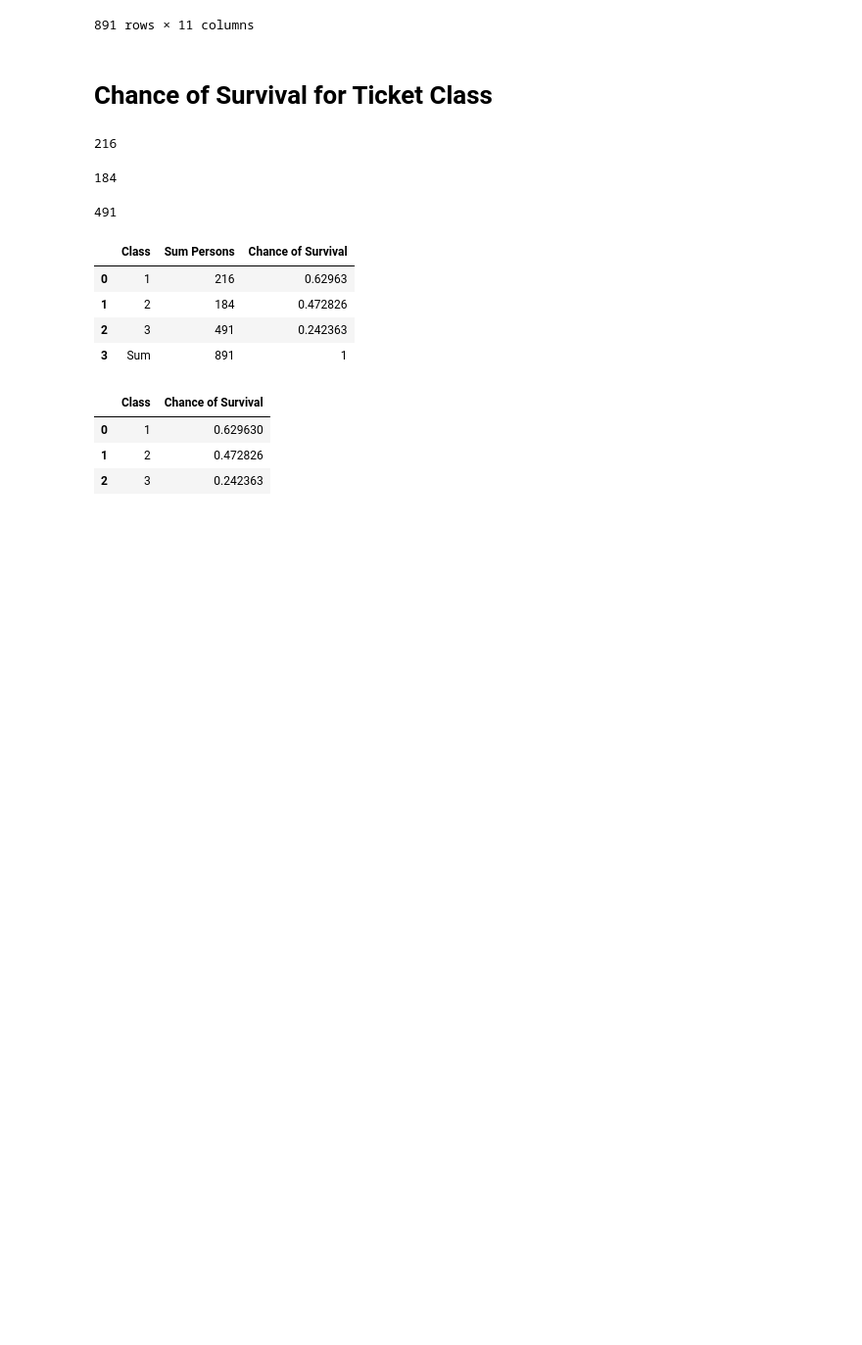
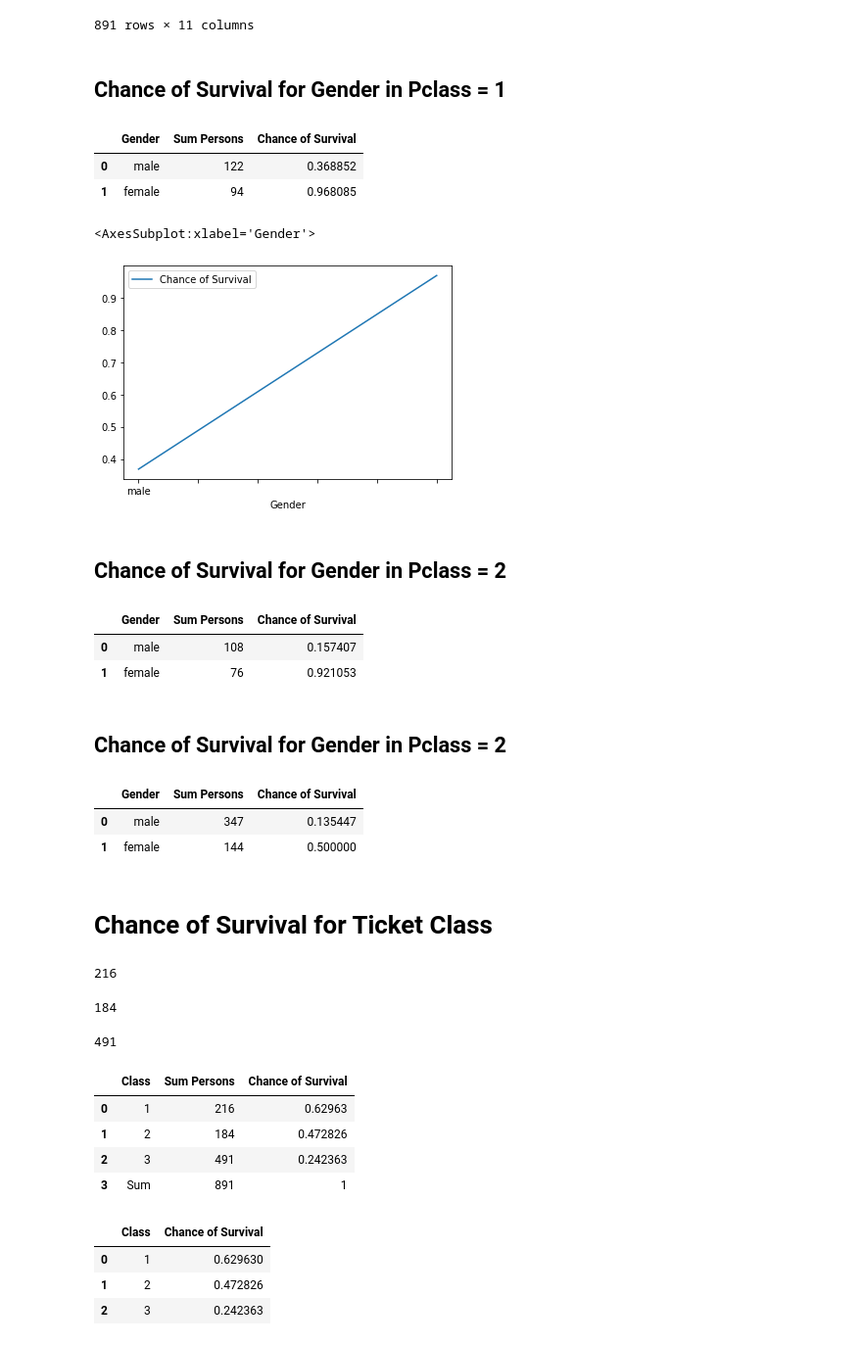
Before and after one commit to Blitzbert/Titanic, a Jupyter notebook: Random EDA.ipynb, the cells around one changed output. Shown at 98% size. Cells and saved outputs as stored; diff of their text form; code cells hidden in the pictures; blank space fills up the shorter version.

Commit message:
survival Change of gender in each Ticket Class

```diff
--- a/Random EDA.ipynb
+++ b/Random EDA.ipynb
@@ -25,3 +25,49 @@ rawdata.set_index("Sex")
 | male | 890 | 1 | 1 | Behr, Mr. Karl Howell | 26.0 | 0 | 0 | 111369 | 30.0000 | C148 | ... |
 | male | 891 | 0 | 3 | Dooley, Mr. Patrick | 32.0 | 0 | 0 | 370376 | 7.7500 | NaN | ... |
 891 rows × 11 columns
+# %% [markdown]
+## Chance of Survival for Gender in Pclass = 1
+# %%
+x = rawdata[rawdata["Pclass"] == 1]
+y= x[x["Sex"] == "female"]
+z = x[x["Sex"] == "male"]
+
+count_srvvd_class1_male = z["Survived"].count()
+count_srvvd_class1_female = y["Survived"].count()
+
+sum_srvvd_class1_male = z["Survived"].sum()
+sum_srvvd_class1_female = y["Survived"].sum()
+
+
+mean_srvvd_class1_male = z["Survived"].mean()
+mean_srvvd_class1_female = y["Survived"].mean()
+# %%
+## Create Table for description
+
+table_for_description_Pclass1_sex = pd.DataFrame ({
+
+                    'Gender': ['male', 'female'],
+                   'Sum Persons': [count_srvvd_class1_male,count_srvvd_class1_female ],
+                   'Chance of Survival': [mean_srvvd_class1_male, mean_srvvd_class1_female]
+
+                                                 })
+table_for_description_Pclass1_sex
+# %% [output]
+|  | Gender | Sum Persons | Chance of Survival |
+| 0 | male | 122 | 0.368852 |
+| 1 | female | 94 | 0.968085 |
+# %%
+## Create Table for plotting
+
+table_for_plotting_Pclass1_sex = pd.DataFrame ({
+
+                    'Gender': ['male', 'female'],
+                                      'Chance of Survival': [mean_srvvd_class1_male, mean_srvvd_class1_female]
+
+                                                 })
+table_for_plotting_Pclass1_sex.plot(x="Gender", y="Chance of Survival")
+# %% [output]
+<AxesSubplot:xlabel='Gender'>
+[figure, added]
+# %% [markdown]
+## Chance of Survival for Gender in Pclass = 2
@@ -27,0 +88,17 @@ rawdata.set_index("Sex")
+# %%
+## Create Table for description
+
+table_for_description_Pclass2_sex = pd.DataFrame ({
+
+                    'Gender': ['male', 'female'],
+                   'Sum Persons': [count_srvvd_class2_male,count_srvvd_class2_female ],
+                   'Chance of Survival': [mean_srvvd_class2_male, mean_srvvd_class2_female]
+
+                                                 })
+table_for_description_Pclass2_sex
+# %% [output]
+|  | Gender | Sum Persons | Chance of Survival |
+| 0 | male | 108 | 0.157407 |
+| 1 | female | 76 | 0.921053 |
+# %% [markdown]
+## Chance of Survival for Gender in Pclass = 2
@@ -28,3 +119,18 @@ rawdata.set_index("Sex")
+# %%
+## Create Table for description
+
+table_for_description_Pclass3_sex = pd.DataFrame ({
+
+                    'Gender': ['male', 'female'],
+                   'Sum Persons': [count_srvvd_class3_male,count_srvvd_class3_female ],
+                   'Chance of Survival': [mean_srvvd_class3_male, mean_srvvd_class3_female]
+
+                                                 })
+table_for_description_Pclass3_sex
+# %% [output]
+|  | Gender | Sum Persons | Chance of Survival |
+| 0 | male | 347 | 0.135447 |
+| 1 | female | 144 | 0.500000 |
 # %% [markdown]
 # Chance of Survival for Ticket Class
 # %%
```
Also changed, not shown: parts of 10 cells of this notebook.
